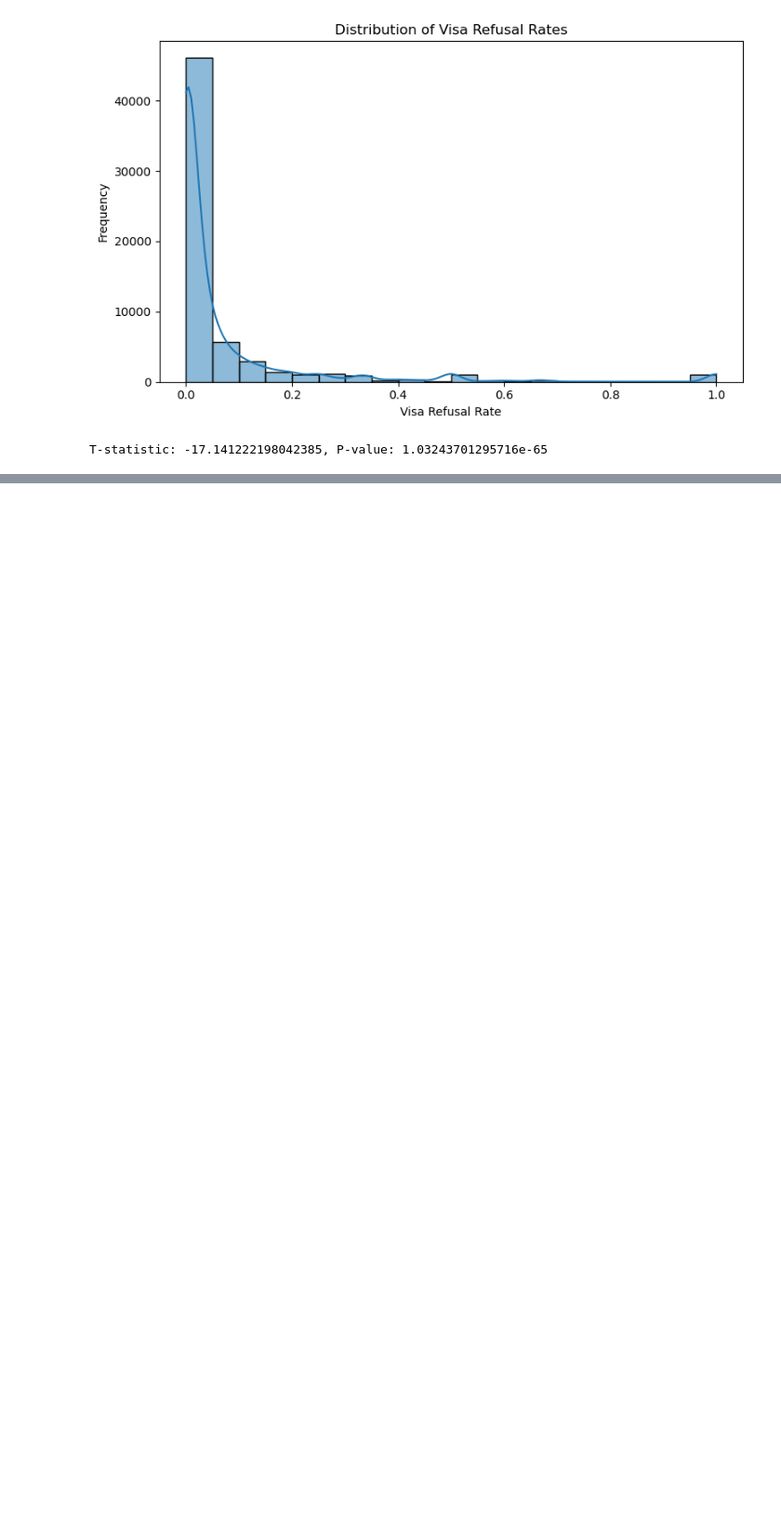
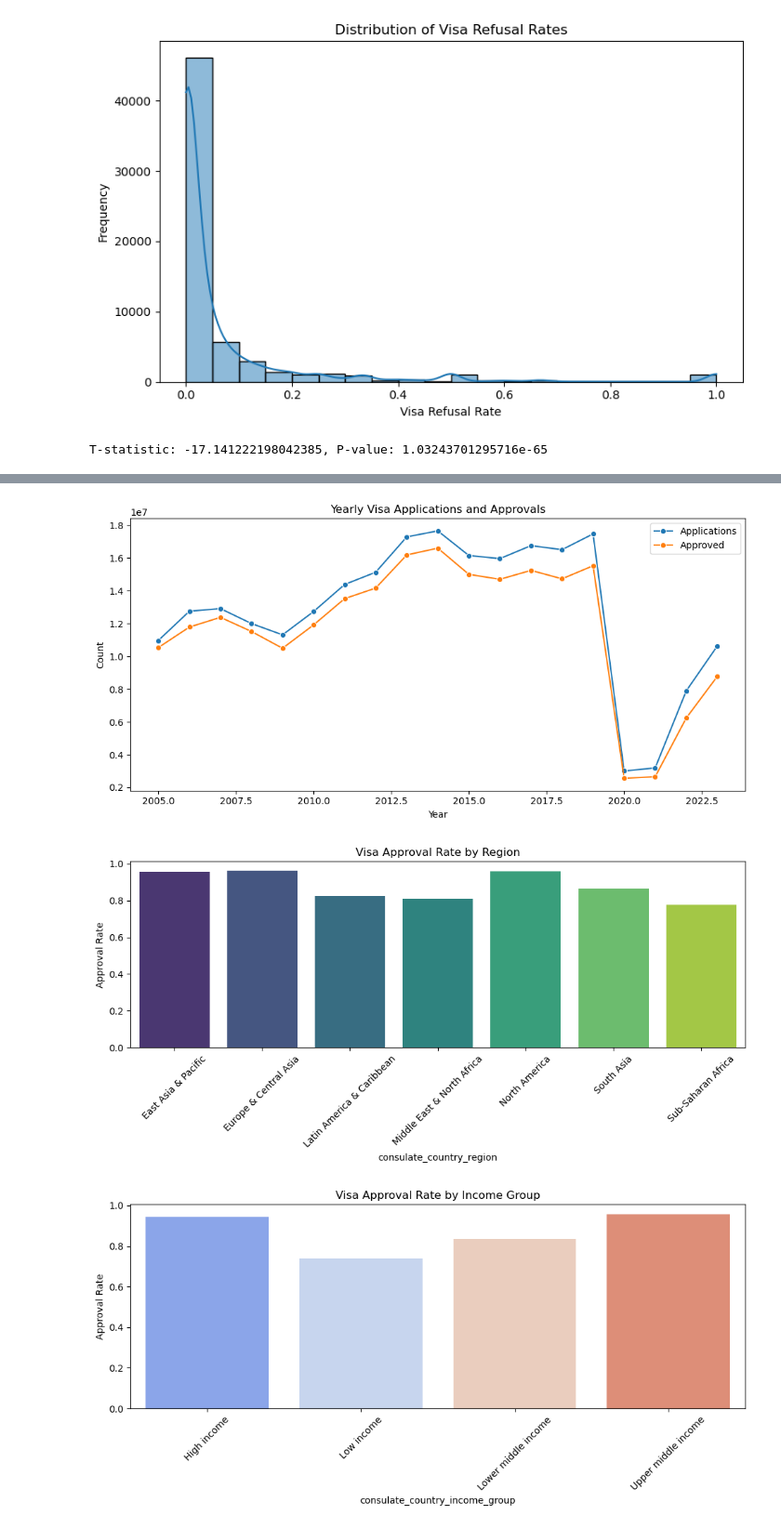
Before and after one commit to iremsuozdemir/DSA210, a Jupyter notebook: dsa210project.ipynb, the cells around one changed output, grey strips where cells are left out. Shown at 93% size. Cells and saved outputs as stored; diff of their text form; code cells hidden in the pictures; blank space fills up the shorter version.

Commit message:
Add additional visa visualizations to notebook

```diff
--- a/dsa210project.ipynb
+++ b/dsa210project.ipynb
@@ -194,3 +201,71 @@ t_stat, p_value = stats.ttest_ind(
 print(f"T-statistic: {t_stat}, P-value: {p_value}")
 # %% [output]
 T-statistic: -17.141222198042385, P-value: 1.03243701295716e-65
+# %%
+#To complement the earlier findings, we conducted further exploratory analyses on:
+
+#- Yearly trends in visa applications and approvals
+#- Regional differences in visa acceptance
+#- Approval rates across income groups
+
+#These findings help contextualize the impact of visa policies over time and across different world regions.
+
+%pip install "numpy<2"
+
+import pandas as pd
+import matplotlib.pyplot as plt
+import seaborn as sns
+
+# Load visa dataset
+df = pd.read_csv("visadata.csv")
+
+# Check for missing values
+missing_values = df.isnull().sum()
+print("Missing Values:\n", missing_values)
+
+# Calculate approval and refusal rates
+df['approval_rate'] = df['visitor_visa_issued'] / df['visitor_visa_applications']
+df['refusal_rate'] = df['visitor_visa_not_issued'] / df['visitor_visa_applications']
+
+# Yearly trends in visa applications and approvals
+yearly_data = df.groupby("reporting_year")[['visitor_visa_applications', 'visitor_visa_issued']].sum()
+yearly_data['approval_rate'] = yearly_data['visitor_visa_issued'] / yearly_data['visitor_visa_applications']
+
+# Regional visa approval/refusal rates
+region_stats = df.groupby("consulate_country_region")[['visitor_visa_applications', 'visitor_visa_issued', 'visitor_visa_not_issued']].sum()
+region_stats['approval_rate'] = region_stats['visitor_visa_issued'] / region_stats['visitor_visa_applications']
+region_stats['refusal_rate'] = region_stats['visitor_visa_not_issued'] / region_stats['visitor_visa_applications']
+
+# Income group visa approval rates
+income_stats = df.groupby("consulate_country_income_group")[['visitor_visa_applications', 'visitor_visa_issued']].sum()
+income_stats['approval_rate'] = income_stats['visitor_visa_issued'] / income_stats['visitor_visa_applications']
+
+# Visualization 1: Yearly visa applications and approvals
+plt.figure(figsize=(10, 5))
+sns.lineplot(data=yearly_data, x=yearly_data.index, y="visitor_visa_applications", marker="o", label="Applications")
+sns.lineplot(data=yearly_data, x=yearly_data.index, y="visitor_visa_issued", marker="o", label="Approved")
+plt.title("Yearly Visa Applications and Approvals")
+plt.xlabel("Year")
+plt.ylabel("Count")
+plt.legend()
+plt.tight_layout()
+plt.show()
+
+# Visualization 2: Approval rates by region
+plt.figure(figsize=(10, 5))
+sns.barplot(x=region_stats.index, y=region_stats['approval_rate'], palette='viridis')
+plt.xticks(rotation=45)
+plt.title("Visa Approval Rate by Region")
+plt.ylabel("Approval Rate")
+plt.tight_layout()
+plt.show()
+
+# Visualization 3: Approval rates by income group
+plt.figure(figsize=(10, 5))
+sns.barplot(x=income_stats.index, y=income_stats['approval_rate'], palette='coolwarm')
+plt.xticks(rotation=45)
+plt.title("Visa Approval Rate by Income Group")
+plt.ylabel("Approval Rate")
+plt.tight_layout()
+plt.show()
+# %% [output]
@@ -196,0 +287,3 @@ T-statistic: -17.141222198042385, P-value: 1.03243701295716e-65
+[figure, added]
+[figure, added]
+[figure, added]
```
Also changed, not shown: parts of 5 cells of this notebook.
